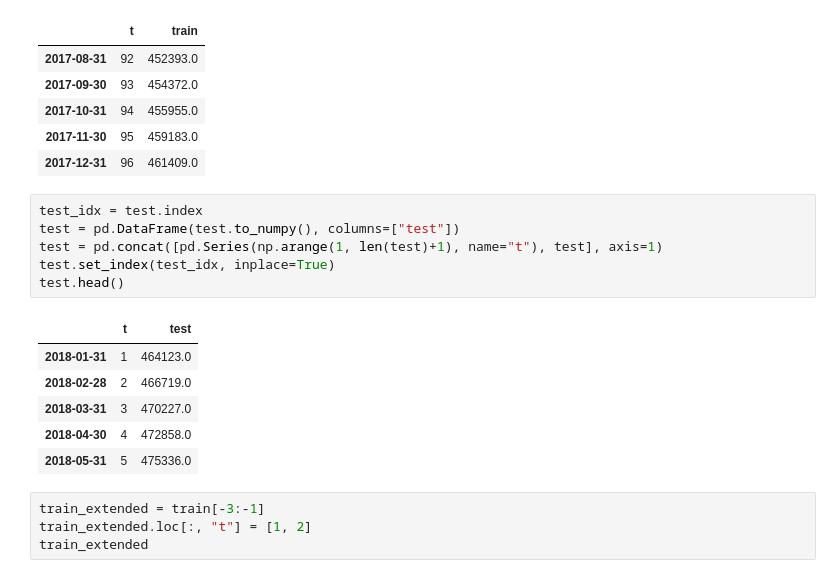
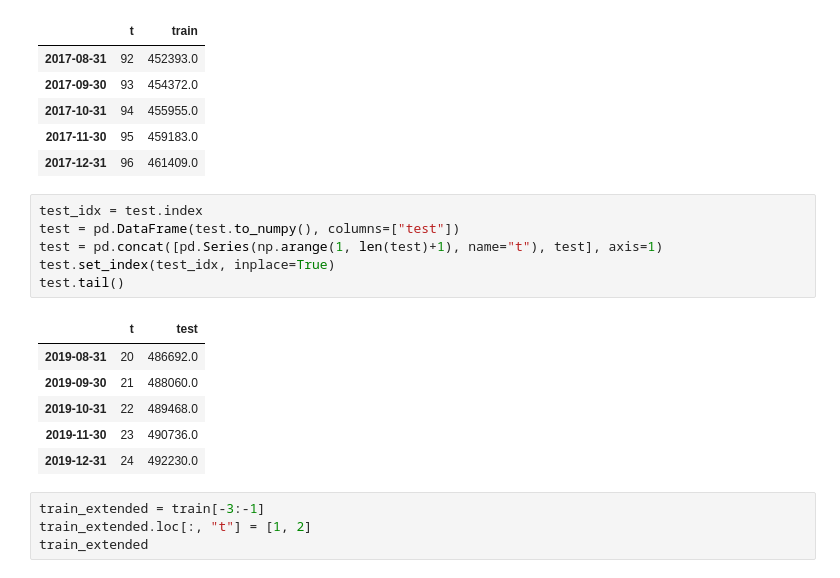
Before and after one commit to adevrent/WQU_DP, a Jupyter notebook: MITx_IDS.S24x/Project 1/Project_1.ipynb, the cells around one changed output. Drawn from its saved outputs; the diff is of its cells as text.

```diff
--- a/MITx_IDS.S24x/Project 1/Project_1.ipynb
+++ b/MITx_IDS.S24x/Project 1/Project_1.ipynb
@@ -297,16 +297,16 @@ train.tail()
 # %%
 test_idx = test.index
 test = pd.DataFrame(test.to_numpy(), columns=["test"])
 test = pd.concat([pd.Series(np.arange(1, len(test)+1), name="t"), test], axis=1)
 test.set_index(test_idx, inplace=True)
-test.head()
+test.tail()
 # %% [output]
 |  | t | test |
-| 2018-01-31 | 1 | 464123.0 |
-| 2018-02-28 | 2 | 466719.0 |
-| 2018-03-31 | 3 | 470227.0 |
-| 2018-04-30 | 4 | 472858.0 |
-| 2018-05-31 | 5 | 475336.0 |
+| 2019-08-31 | 20 | 486692.0 |
+| 2019-09-30 | 21 | 488060.0 |
+| 2019-10-31 | 22 | 489468.0 |
+| 2019-11-30 | 23 | 490736.0 |
+| 2019-12-31 | 24 | 492230.0 |
 # %%
 train_extended = train[-3:-1]
 train_extended.loc[:, "t"] = [1, 2]
```
Also changed, not shown: parts of 7 cells of this notebook.
